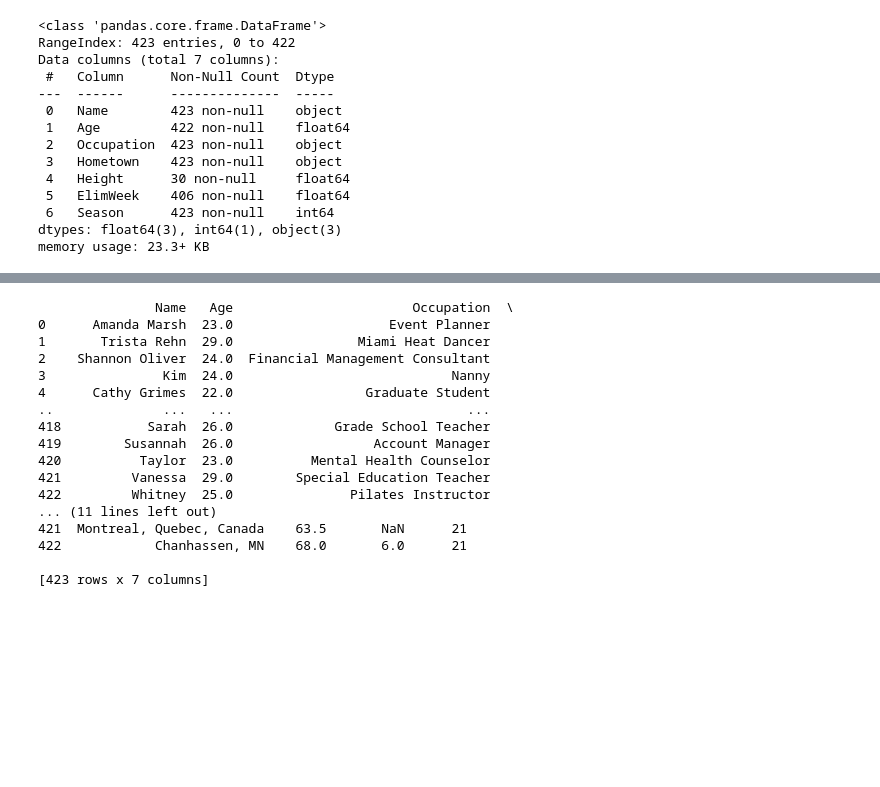
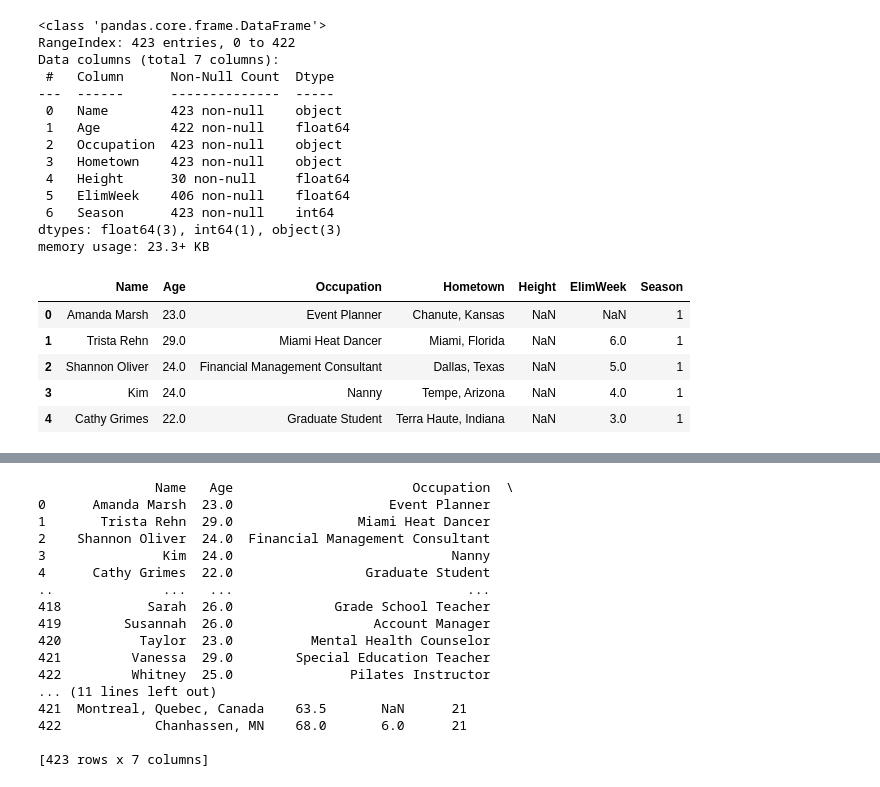
Before and after one commit to Rain0rShine/ML, a Jupyter notebook: RFP+#1+Template.ipynb, the cells around one changed output, grey strips where cells are left out. Drawn from its saved outputs; the diff is of its cells as text; code cells hidden in the pictures; blank space fills up the shorter version.

```diff
--- a/RFP+#1+Template.ipynb
+++ b/RFP+#1+Template.ipynb
@@ -39,3 +39,12 @@ Data columns (total 7 columns):
  6   Season      423 non-null    int64
 dtypes: float64(3), int64(1), object(3)
 memory usage: 23.3+ KB
+# %%
+contest.head()
+# %% [output]
+|  | Name | Age | Occupation | Hometown | Height | ElimWeek | Season |
+| 0 | Amanda Marsh | 23.0 | Event Planner | Chanute, Kansas | NaN | NaN | 1 |
+| 1 | Trista Rehn | 29.0 | Miami Heat Dancer | Miami, Florida | NaN | 6.0 | 1 |
+| 2 | Shannon Oliver | 24.0 | Financial Management Consultant | Dallas, Texas | NaN | 5.0 | 1 |
+| 3 | Kim | 24.0 | Nanny | Tempe, Arizona | NaN | 4.0 | 1 |
+| 4 | Cathy Grimes | 22.0 | Graduate Student | Terra Haute, Indiana | NaN | 3.0 | 1 |
```
Also changed, not shown: parts of 10 cells of this notebook, 2 other files.
